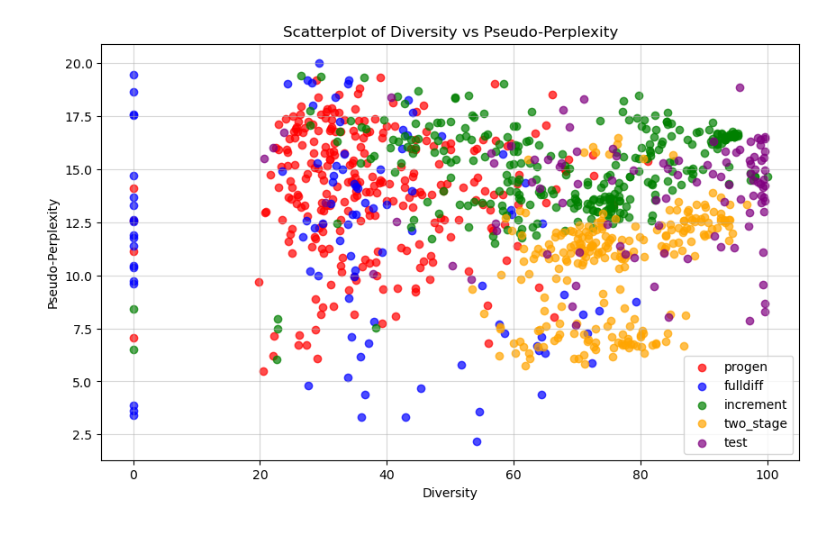
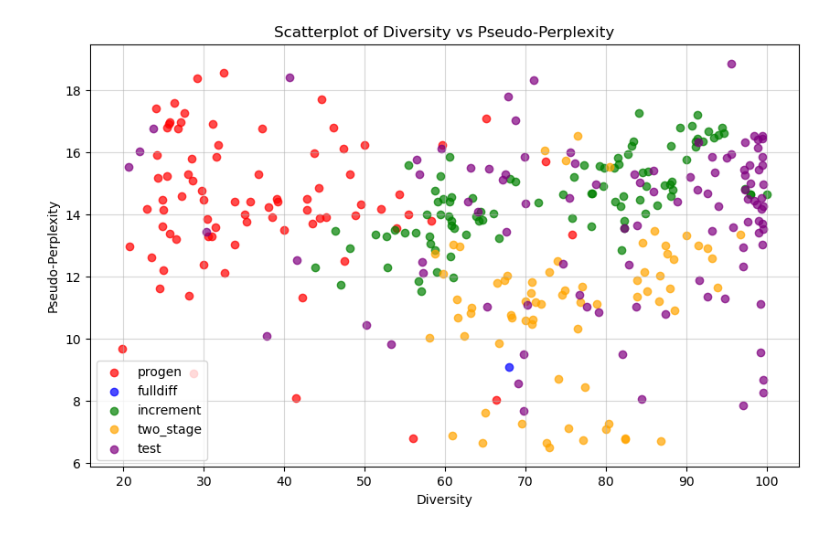
Before and after one commit to lludwig010/ProMDLM, a Jupyter notebook: plotting.ipynb, the cells around one changed output. Saved outputs shown, nothing was run; the diff lists cells and outputs as text; code cells hidden in the pictures.

Commit message:
results from esmfold, all csv

```diff
--- a/plotting.ipynb
+++ b/plotting.ipynb
@@ -61,12 +66,13 @@ colors = ['red', 'blue', 'green', 'orange', 'purple']  # Define colors for each
 plt.figure(figsize=(10, 6))
 for i, path in enumerate(full_files):
     df = pd.read_csv(path)
-    plt.scatter(df['entropy'], df['pseudo_perplexity'], color=colors[i], label=names[i], alpha=0.7)
+    df = df[(df["temperature"] == 1) | (df["temperature"].isna())]  # Filter rows where pident is 1
+    plt.scatter(df['entropy'], df['pseudo_perplexity'], color=colors[i], label=names[i]+f"(n={len(df)})", alpha=0.7)
 
 plt.title('Scatterplot of Entropy vs Pseudo-Perplexity')
 plt.xlabel('Entropy')
 plt.ylabel('Pseudo-Perplexity')
 plt.legend()
 plt.grid(alpha=0.5)
-plt.savefig("imgs/scatterplot_entropy_vs_pseudo_perplexity_before_filtering.png")
+plt.savefig("imgs_t1/scatterplot_entropy_vs_pseudo_perplexity_before_filtering.png")
 # %% [output]
@@ -74,21 +80,18 @@ plt.savefig("imgs/scatterplot_entropy_vs_pseudo_perplexity_before_filtering.png"
 # %%
-filtered_files =[]
+
 percent_passed = []
-for path in full_files:
-    # Load the dataframe from the CSV file
-    df = pd.read_csv(path)
 
-    # Filter out rows with entropy lower than 2.5
-    filtered_df = df[df["entropy"] >= 2.5]
-    # Filter out rows where the sequence length is shorter than 50
-    filtered_df = filtered_df[filtered_df["sequence"].str.len() >= 50]
+filtered_t1_files = ["/home/jtso3/ghassan/ProMDLM/generated_sequences/generated_sequences_progen_results_full_t1_filtered.csv",
+                     "/home/jtso3/ghassan/ProMDLM/generated_sequences/generated_sequences_fulldiff_results_full_t1_filtered.csv",
+                     "/home/jtso3/ghassan/ProMDLM/generated_sequences/generated_sequences_increment_results_full_t1_filtered.csv",
+                     "/home/jtso3/ghassan/ProMDLM/generated_sequences/generated_sequences_two_stage_results_full_t1_filtered.csv",
+                     "/home/jtso3/ghassan/ProMDLM/generated_sequences/lysozyme_100_test_set_final_results_full_t1_filtered.csv"]
 
-    # Print the number of lines left
-    print(f"{path}: {len(filtered_df)} lines left after filtering.")
-    # Calculate the percentage of sequences that passed the filter
-    percent_passed.append(len(filtered_df) / len(df) * 100)
 
-    # Save the filtered dataframe to a new CSV file
-    filtered_path = path.replace(".csv", "_filtered.csv")
-    filtered_df.to_csv(filtered_path, index=False)
-    filtered_files.append(filtered_path)
+
+
+for filtered_path, full_path in zip(filtered_t1_files, full_files):
+    filtered_df = pd.read_csv(filtered_path)
+    full_df = pd.read_csv(full_path)
+    full_df = full_df[(full_df["temperature"] == 1) | (full_df["temperature"].isna())]
+    percent_passed.append(len(filtered_df) / len(full_df) * 100)
@@ -117,16 +113,16 @@ boxplot_of_column(filtered_files, "pident", names, "imgs/diversity_boxplot_after
 # %%
 colors = ['red', 'blue', 'green', 'orange', 'purple']  # Define colors for each dataset
 
 plt.figure(figsize=(10, 6))
-for i, path in enumerate(filtered_files):
+for i, path in enumerate(filtered_t1_files):
     df = pd.read_csv(path)
     plt.scatter(df['pident'], df['pseudo_perplexity'], color=colors[i], label=names[i], alpha=0.7)
 
 plt.title('Scatterplot of Diversity vs Pseudo-Perplexity')
 plt.xlabel('Diversity')
 plt.ylabel('Pseudo-Perplexity')
 plt.legend()
 plt.grid(alpha=0.5)
-plt.savefig("imgs/scatterplot_diversity_vs_pseudo_perplexity.png")
+plt.savefig("imgs_t1/scatterplot_diversity_vs_pseudo_perplexity_after_filtering.png")
 # %% [output]
-[figure, old version]
+[figure, new version]
```
Also changed, not shown: parts of 8 cells of this notebook, 44 other files.
